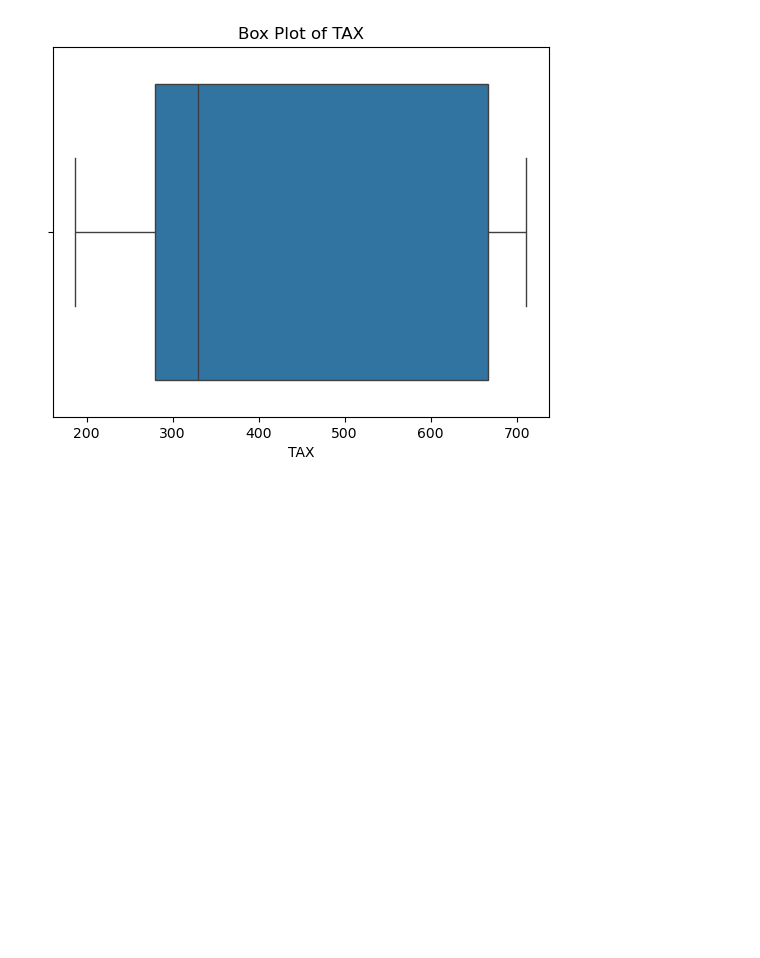
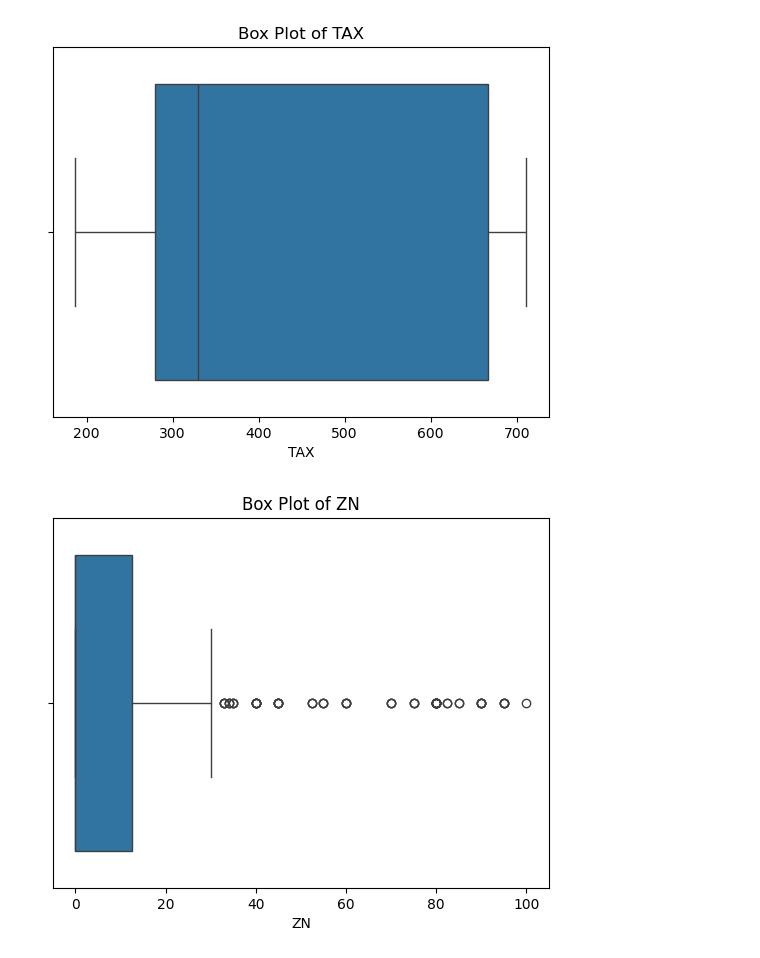
Before and after one commit to Jagan515/bhubaneswar-house-pricing, a Jupyter notebook: ProjectMLipynb.ipynb, the cells around one changed output. Saved outputs shown, nothing was run; the diff lists cells and outputs as text; code cells hidden in the pictures; blank space fills up the shorter version.

```diff
--- a/ProjectMLipynb.ipynb
+++ b/ProjectMLipynb.ipynb
@@ -375,3 +393,10 @@ plt.xlabel('TAX')
 plt.show()
 # %% [output]
 [figure]
+# %%
+sns.boxplot(x=X['ZN'])
+plt.title('Box Plot of ZN')
+plt.xlabel('ZN')
+plt.show()
+# %% [output]
+[figure, added]
```
Also changed, not shown: parts of 4 cells of this notebook.
